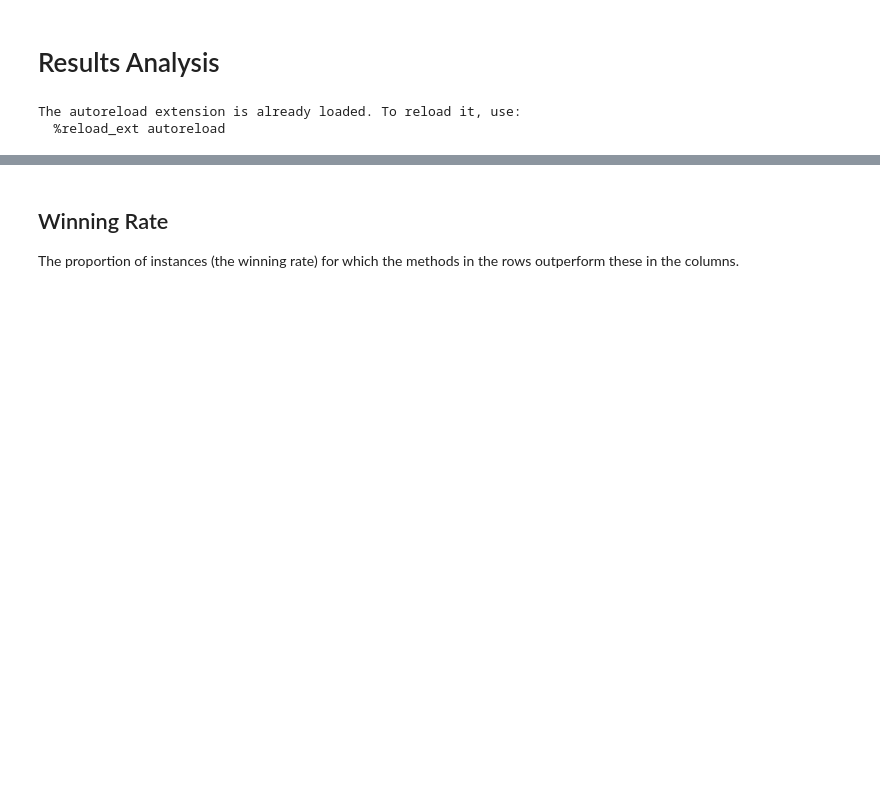
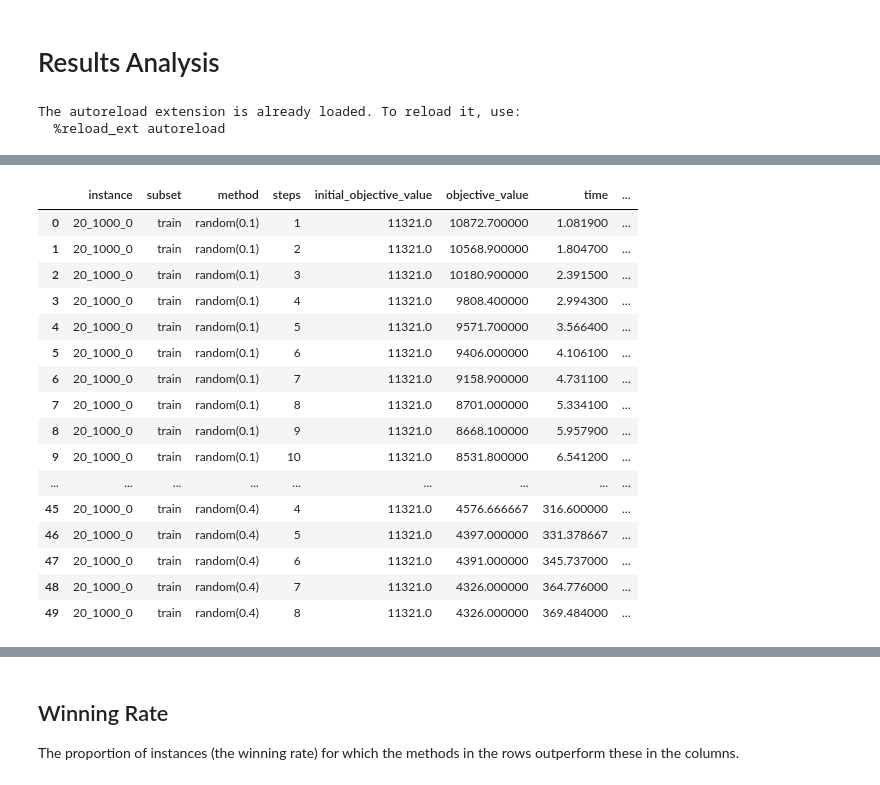
Before and after one commit to arekpaterak/engineering-thesis, a Jupyter notebook: experiments/results_analysis.ipynb, the cells around one changed output, grey strips where cells are left out. Saved outputs shown, nothing was run; the diff lists cells and outputs as text; code cells hidden in the pictures; blank space fills up the shorter version.

```diff
--- a/experiments/results_analysis.ipynb
+++ b/experiments/results_analysis.ipynb
@@ -8,0 +54,36 @@ The autoreload extension is already loaded. To reload it, use:
+# %%
+def filter_instance_size(df, sizes=[20]):
+    df = deepcopy(df)
+    size_patterns = [f"^{size}_" for size in sizes]
+    pattern = "|".join(size_patterns)
+    return df[df['instance'].str.contains(pattern)]
+
+def average_over_seeds(df):
+    df = deepcopy(df)
+    return (
+        df.groupby(['instance', 'subset', 'method', 'steps'])
+        .mean(numeric_only=True)
+        .reset_index()
+    ).drop(columns=['seed'])
+# %%
+# average over seeds
+avg_df = average_over_seeds(filter_instance_size(df, sizes=[20]))
+avg_df.head(50)
+# %% [output]
+|  | instance | subset | method | steps | initial_objective_value | objective_value | time | ... |
+| 0 | 20_1000_0 | train | random(0.1) | 1 | 11321.0 | 10872.700000 | 1.081900 | ... |
+| 1 | 20_1000_0 | train | random(0.1) | 2 | 11321.0 | 10568.900000 | 1.804700 | ... |
+| 2 | 20_1000_0 | train | random(0.1) | 3 | 11321.0 | 10180.900000 | 2.391500 | ... |
+| 3 | 20_1000_0 | train | random(0.1) | 4 | 11321.0 | 9808.400000 | 2.994300 | ... |
+| 4 | 20_1000_0 | train | random(0.1) | 5 | 11321.0 | 9571.700000 | 3.566400 | ... |
+| 5 | 20_1000_0 | train | random(0.1) | 6 | 11321.0 | 9406.000000 | 4.106100 | ... |
+| 6 | 20_1000_0 | train | random(0.1) | 7 | 11321.0 | 9158.900000 | 4.731100 | ... |
+| 7 | 20_1000_0 | train | random(0.1) | 8 | 11321.0 | 8701.000000 | 5.334100 | ... |
+| 8 | 20_1000_0 | train | random(0.1) | 9 | 11321.0 | 8668.100000 | 5.957900 | ... |
+| 9 | 20_1000_0 | train | random(0.1) | 10 | 11321.0 | 8531.800000 | 6.541200 | ... |
+| ... | ... | ... | ... | ... | ... | ... | ... | ... |
+| 45 | 20_1000_0 | train | random(0.4) | 4 | 11321.0 | 4576.666667 | 316.600000 | ... |
+| 46 | 20_1000_0 | train | random(0.4) | 5 | 11321.0 | 4397.000000 | 331.378667 | ... |
+| 47 | 20_1000_0 | train | random(0.4) | 6 | 11321.0 | 4391.000000 | 345.737000 | ... |
+| 48 | 20_1000_0 | train | random(0.4) | 7 | 11321.0 | 4326.000000 | 364.776000 | ... |
+| 49 | 20_1000_0 | train | random(0.4) | 8 | 11321.0 | 4326.000000 | 369.484000 | ... |
```
Also changed, not shown: parts of 12 cells of this notebook, 10 other files.
